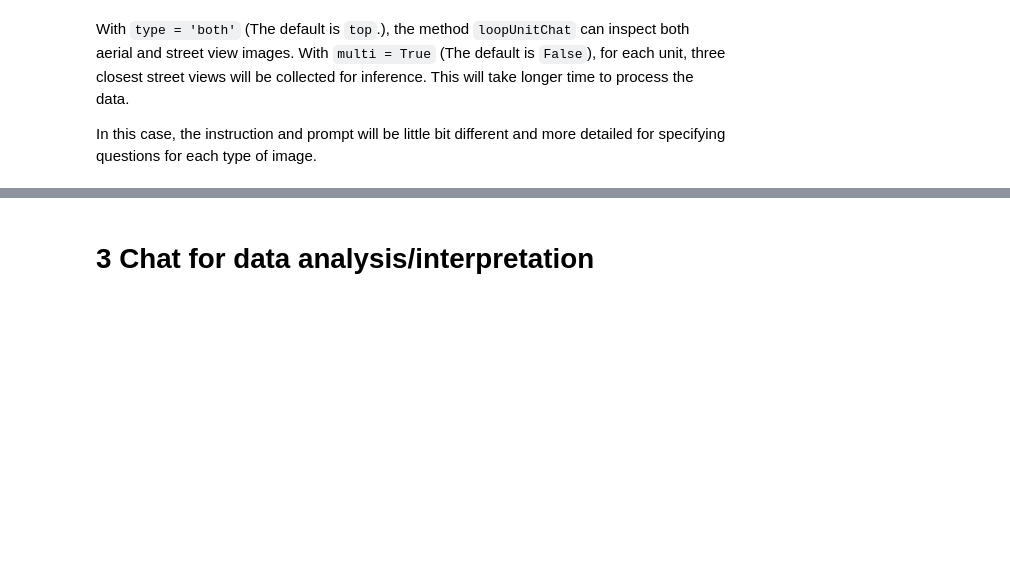
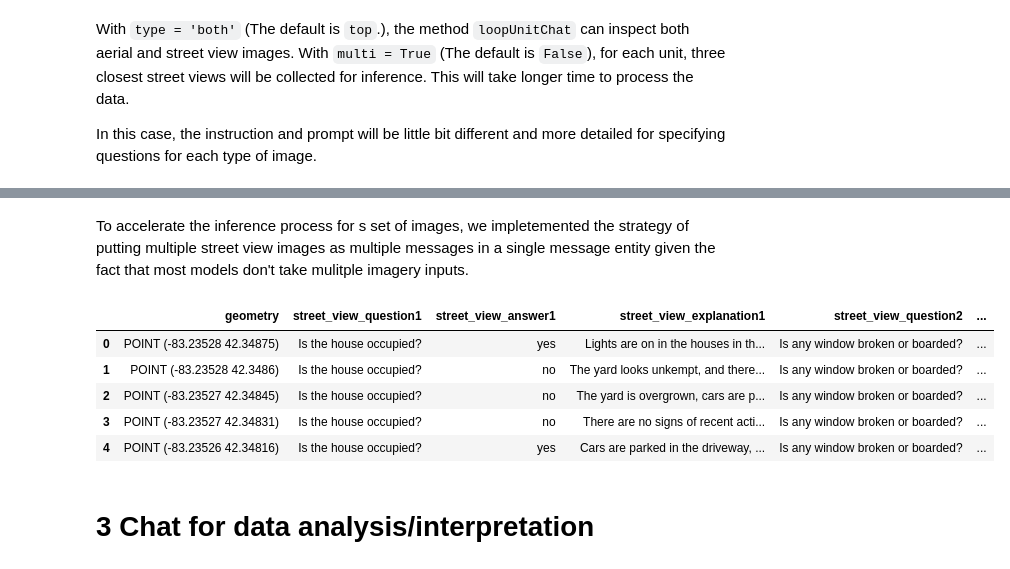
Before and after one commit to billbillbilly/urbanworm, a Jupyter notebook: docs/example.ipynb, the cells around one changed output, grey strips where cells are left out. Cells and saved outputs as stored; diff of their text form; code cells hidden in the pictures; blank space fills up the shorter version.

Commit message:
test multiple image input and update example

```diff
--- a/docs/example.ipynb
+++ b/docs/example.ipynb
@@ -198,0 +195,2 @@ data.to_gdf()
+# %% [markdown]
+To accelerate the inference process for s set of images, we impletemented the strategy of putting multiple street view images as multiple messages in a single message entity given the fact that most models don't take mulitple imagery inputs.
@@ -199,3 +214,12 @@ data.to_gdf()
+# %%
+data.to_gdf()
+# %% [output]
+|  | geometry | street_view_question1 | street_view_answer1 | street_view_explanation1 | street_view_question2 | ... |
+| 0 | POINT (-83.23528 42.34875) | Is the house occupied? | yes | Lights are on in the houses in th... | Is any window broken or boarded? | ... |
+| 1 | POINT (-83.23528 42.3486) | Is the house occupied? | no | The yard looks unkempt, and there... | Is any window broken or boarded? | ... |
+| 2 | POINT (-83.23527 42.34845) | Is the house occupied? | no | The yard is overgrown, cars are p... | Is any window broken or boarded? | ... |
+| 3 | POINT (-83.23527 42.34831) | Is the house occupied? | no | There are no signs of recent acti... | Is any window broken or boarded? | ... |
+| 4 | POINT (-83.23526 42.34816) | Is the house occupied? | yes | Cars are parked in the driveway, ... | Is any window broken or boarded? | ... |
 # %% [markdown]
 # 3 Chat for data analysis/interpretation
 # %%
```
Also changed, not shown: parts of 4 cells of this notebook, 1 other file.
